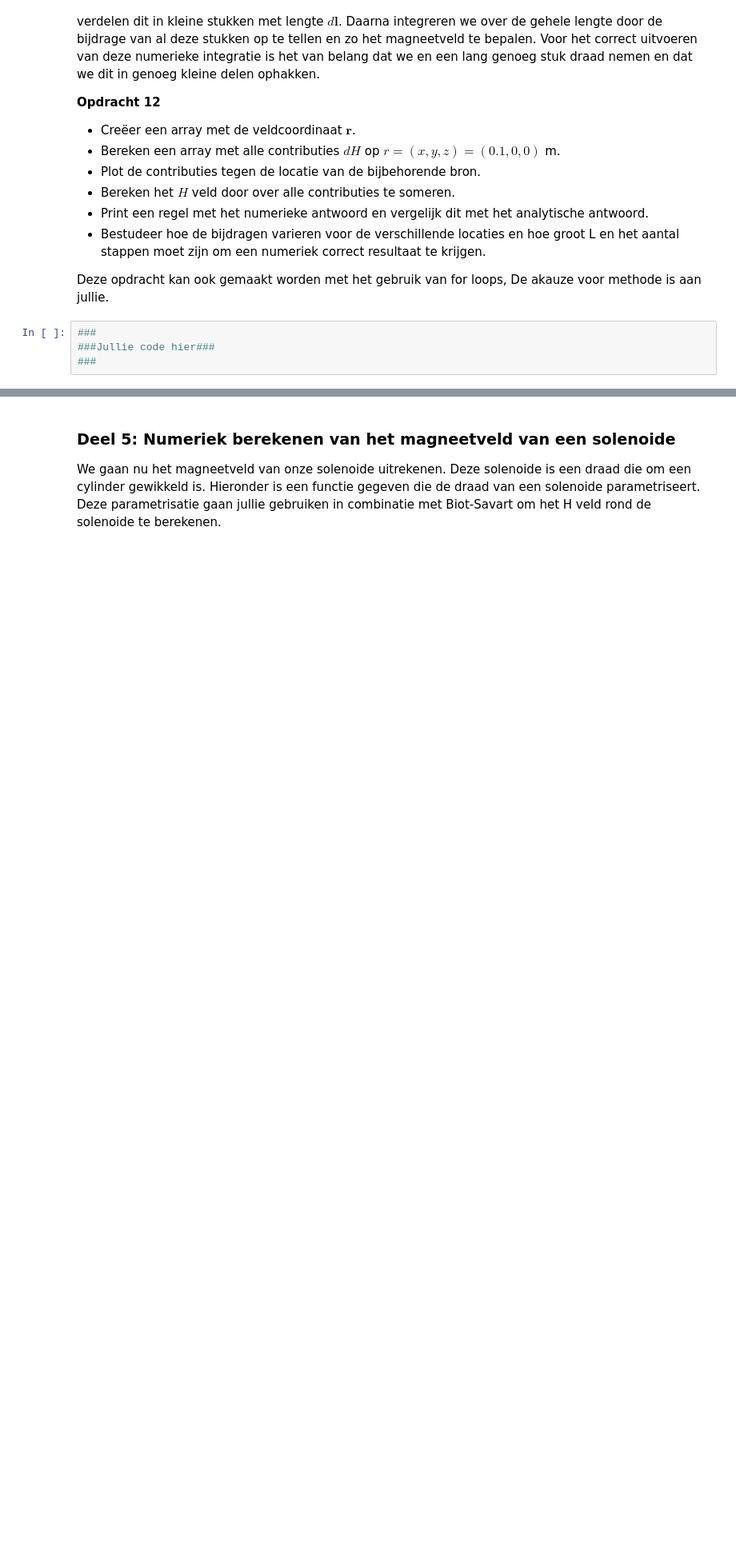
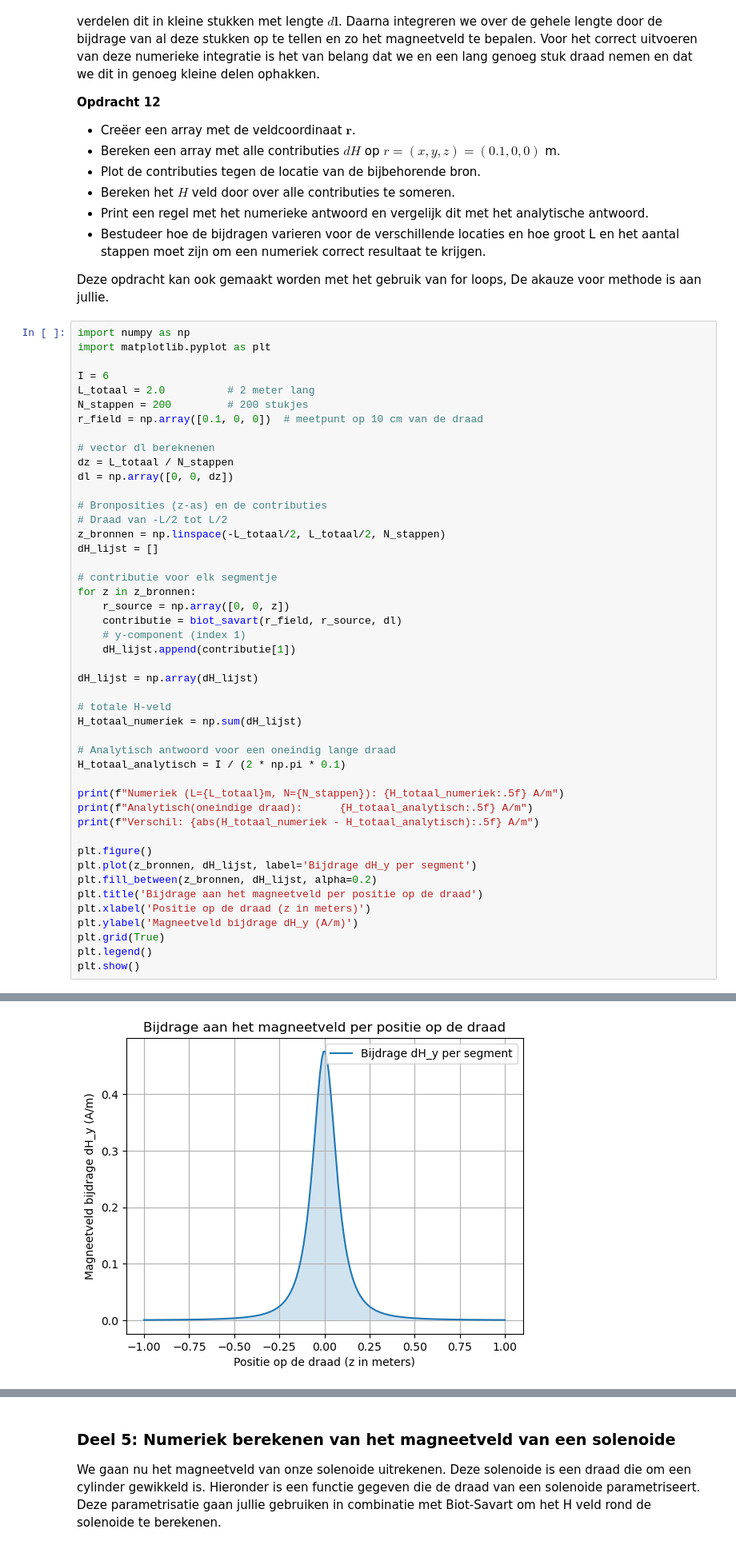
Before and after one commit to caricevonmorgen-dotcom/opdrachten-DEF-D-lol, a Jupyter notebook: 2KrachtactuatorOpdracht (1)/2KrachtactuatorOpdracht/KrachtactuatorOpdracht.ipynb, the cells around one changed output, grey strips where cells are left out. Shown at 80% size. Drawn from its saved outputs; the diff is of its cells as text; blank space fills up the shorter version.

```diff
--- a/2KrachtactuatorOpdracht (1)/2KrachtactuatorOpdracht/KrachtactuatorOpdracht.ipynb
+++ b/2KrachtactuatorOpdracht (1)/2KrachtactuatorOpdracht/KrachtactuatorOpdracht.ipynb
@@ -348,6 +368,49 @@ Nu gaan we met behulp van de numerieke implementatie van de wet van Biot-Savart
 
 Deze opdracht kan ook gemaakt worden met het gebruik van for loops, De akauze voor methode is aan jullie.
 # %%
-###
-###Jullie code hier###
-###
+import numpy as np
+import matplotlib.pyplot as plt
+
+I = 6
+L_totaal = 2.0          # 2 meter lang
+N_stappen = 200         # 200 stukjes
+r_field = np.array([0.1, 0, 0])  # meetpunt op 10 cm van de draad
+
+# vector dl bereknenen
+dz = L_totaal / N_stappen
+dl = np.array([0, 0, dz])
+
+# Bronposities (z-as) en de contributies
+# Draad van -L/2 tot L/2
+z_bronnen = np.linspace(-L_totaal/2, L_totaal/2, N_stappen)
+dH_lijst = []
+
+# contributie voor elk segmentje
+for z in z_bronnen:
+    r_source = np.array([0, 0, z])
+    contributie = biot_savart(r_field, r_source, dl)
+    # y-component (index 1)
+    dH_lijst.append(contributie[1])
+
+dH_lijst = np.array(dH_lijst)
+
+# totale H-veld
+H_totaal_numeriek = np.sum(dH_lijst)
+
+# Analytisch antwoord voor een oneindig lange draad
+H_totaal_analytisch = I / (2 * np.pi * 0.1)
+
+print(f"Numeriek (L={L_totaal}m, N={N_stappen}): {H_totaal_numeriek:.5f} A/m")
+print(f"Analytisch(oneindige draad):      {H_totaal_analytisch:.5f} A/m")
+print(f"Verschil: {abs(H_totaal_numeriek - H_totaal_analytisch):.5f} A/m")
+
+plt.figure()
+plt.plot(z_bronnen, dH_lijst, label='Bijdrage dH_y per segment')
+plt.fill_between(z_bronnen, dH_lijst, alpha=0.2)
+plt.title('Bijdrage aan het magneetveld per positie op de draad')
+plt.xlabel('Positie op de draad (z in meters)')
+plt.ylabel('Magneetveld bijdrage dH_y (A/m)')
+plt.grid(True)
+plt.legend()
+plt.show()
+# %% [output]
@@ -353,0 +420 @@ Deze opdracht kan ook gemaakt worden met het gebruik van for loops, De akauze vo
+[figure, added]
```
Also changed, not shown: parts of 13 cells of this notebook, 1 other file.
